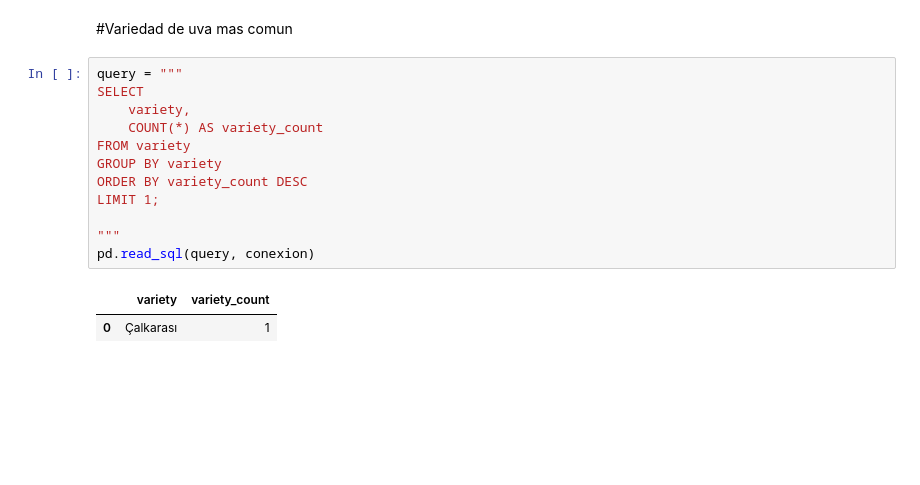
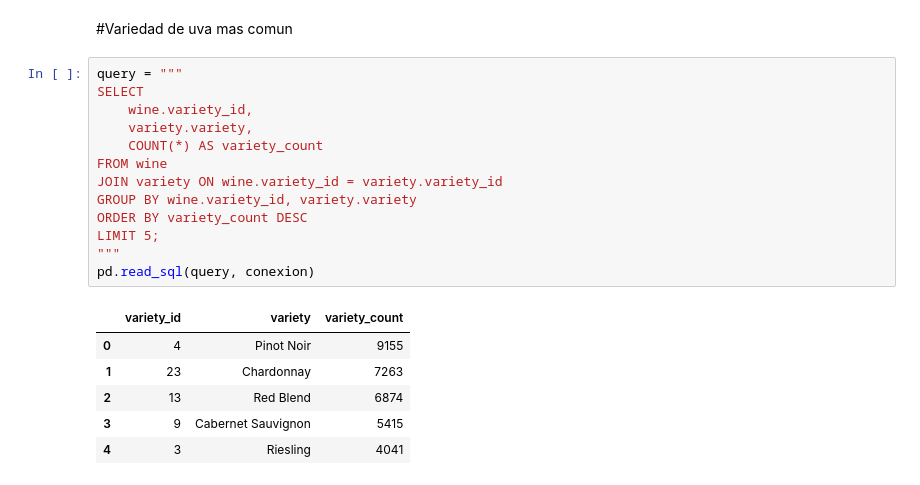
Before and after one commit to fowardelcac/Tp2_sem, a Jupyter notebook: proccess_df_to_ddb.ipynb, the cells around one changed output. Saved outputs shown, nothing was run; the diff lists cells and outputs as text; blank space fills up the shorter version.

```diff
--- a/proccess_df_to_ddb.ipynb
+++ b/proccess_df_to_ddb.ipynb
@@ -339,15 +339,20 @@ pd.read_sql(query, conexion)
 # %%
 query = """
 SELECT
-    variety,
+    wine.variety_id,
+    variety.variety,
     COUNT(*) AS variety_count
-FROM variety
-GROUP BY variety
+FROM wine
+JOIN variety ON wine.variety_id = variety.variety_id
+GROUP BY wine.variety_id, variety.variety
 ORDER BY variety_count DESC
-LIMIT 1;
-
+LIMIT 5;
 """
 pd.read_sql(query, conexion)
 # %% [output]
-|  | variety | variety_count |
-| 0 | Çalkarası | 1 |
+|  | variety_id | variety | variety_count |
+| 0 | 4 | Pinot Noir | 9155 |
+| 1 | 23 | Chardonnay | 7263 |
+| 2 | 13 | Red Blend | 6874 |
+| 3 | 9 | Cabernet Sauvignon | 5415 |
+| 4 | 3 | Riesling | 4041 |
```
Also changed, not shown: parts of 4 cells of this notebook.
